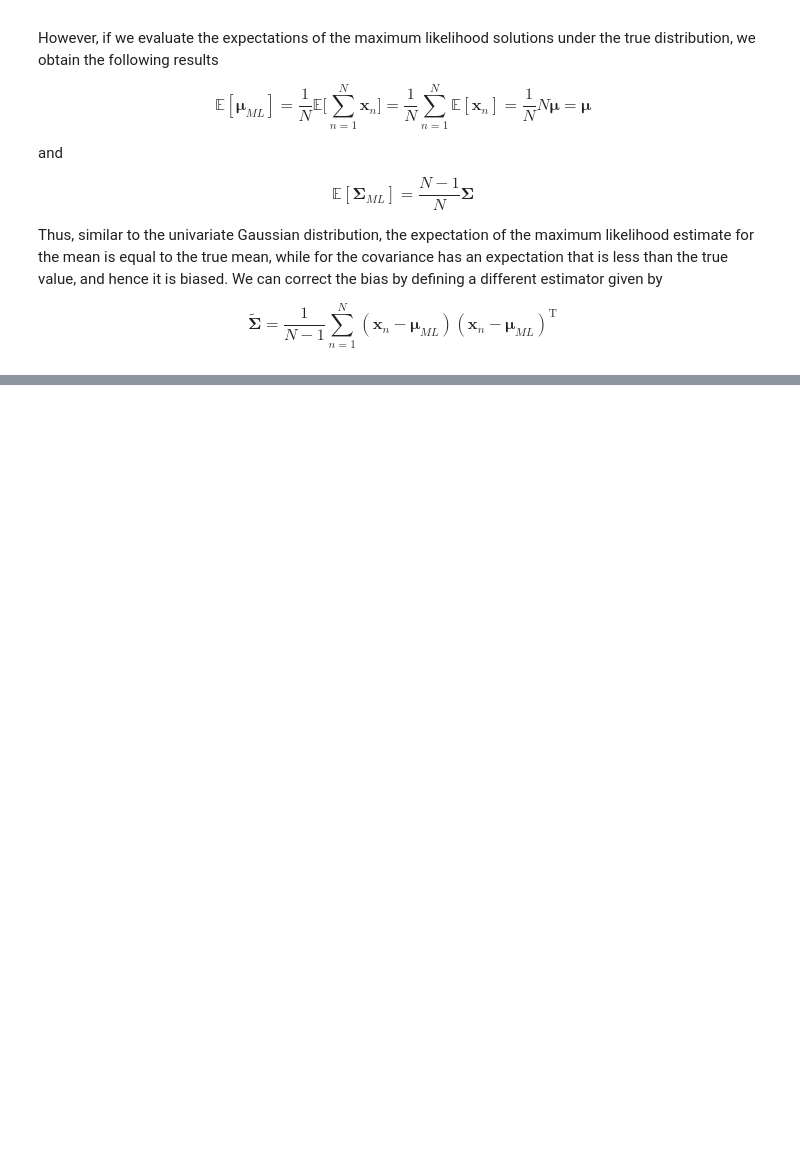
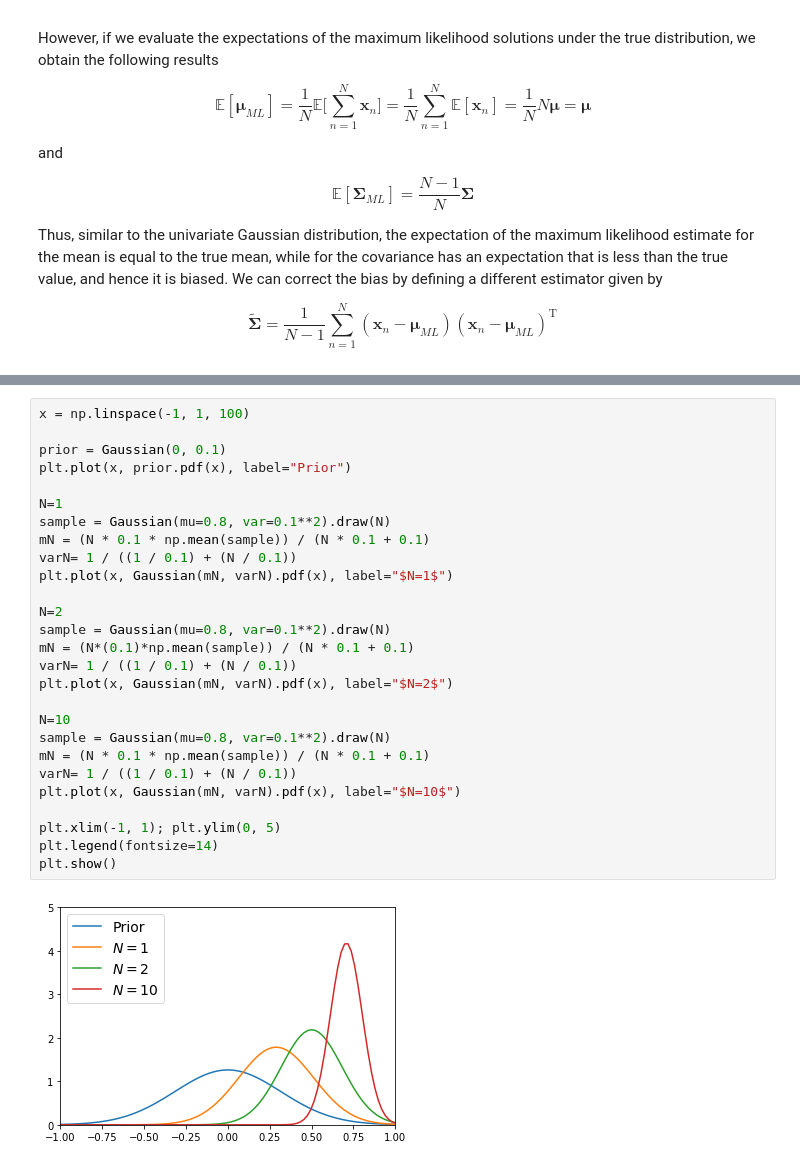
Before and after one commit to vagmcs/PRML, a Jupyter notebook: notebooks/ch2_probability_distributions.ipynb, the cells around one changed output, grey strips where cells are left out. Saved outputs shown, nothing was run; the diff lists cells and outputs as text; blank space fills up the shorter version.

Commit message:
feat(chapter2): Bayesian inference for the Gaussian

```diff
--- a/notebooks/ch2_probability_distributions.ipynb
+++ b/notebooks/ch2_probability_distributions.ipynb
@@ -946,0 +998,29 @@ plt.show()
+# %%
+x = np.linspace(-1, 1, 100)
+
+prior = Gaussian(0, 0.1)
+plt.plot(x, prior.pdf(x), label="Prior")
+
+N=1
+sample = Gaussian(mu=0.8, var=0.1**2).draw(N)
+mN = (N * 0.1 * np.mean(sample)) / (N * 0.1 + 0.1)
+varN= 1 / ((1 / 0.1) + (N / 0.1))
+plt.plot(x, Gaussian(mN, varN).pdf(x), label="$N=1$")
+
+N=2
+sample = Gaussian(mu=0.8, var=0.1**2).draw(N)
+mN = (N*(0.1)*np.mean(sample)) / (N * 0.1 + 0.1)
+varN= 1 / ((1 / 0.1) + (N / 0.1))
+plt.plot(x, Gaussian(mN, varN).pdf(x), label="$N=2$")
+
+N=10
+sample = Gaussian(mu=0.8, var=0.1**2).draw(N)
+mN = (N * 0.1 * np.mean(sample)) / (N * 0.1 + 0.1)
+varN= 1 / ((1 / 0.1) + (N / 0.1))
+plt.plot(x, Gaussian(mN, varN).pdf(x), label="$N=10$")
+
+plt.xlim(-1, 1); plt.ylim(0, 5)
+plt.legend(fontsize=14)
+plt.show()
+# %% [output]
+[figure, added]
```
Also changed, not shown: parts of 17 cells of this notebook, 2 other files.
